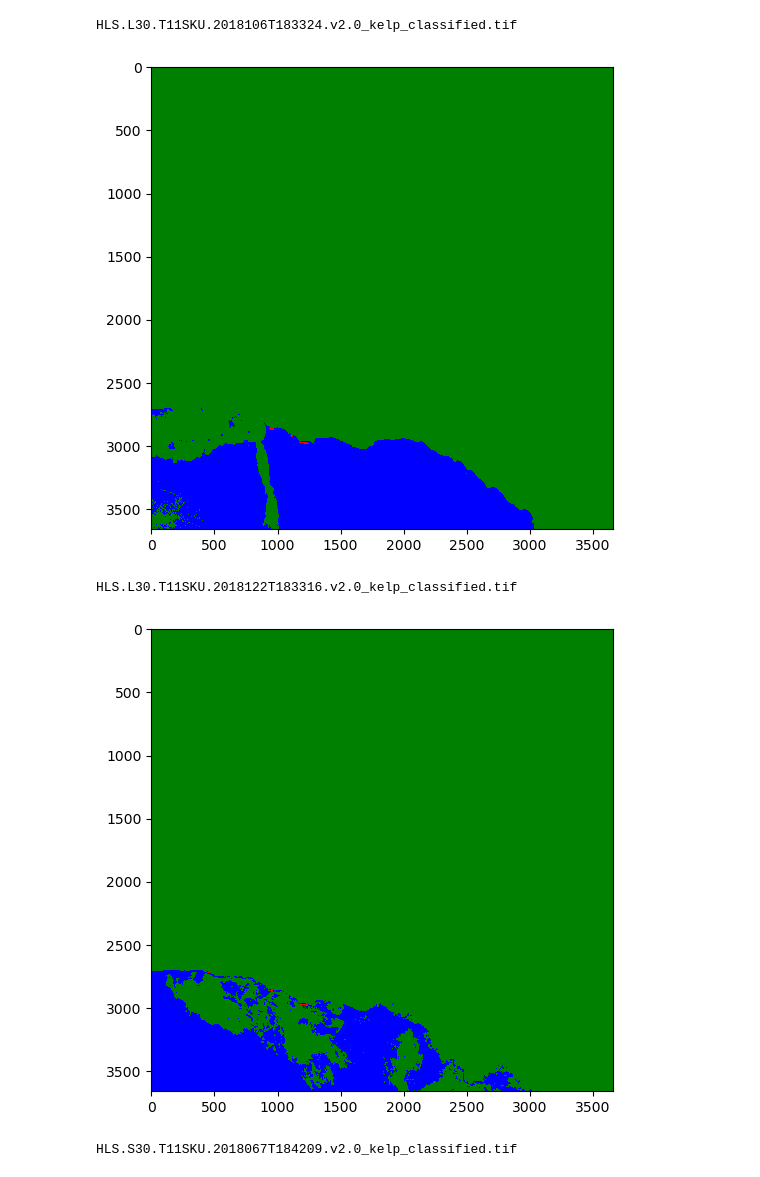
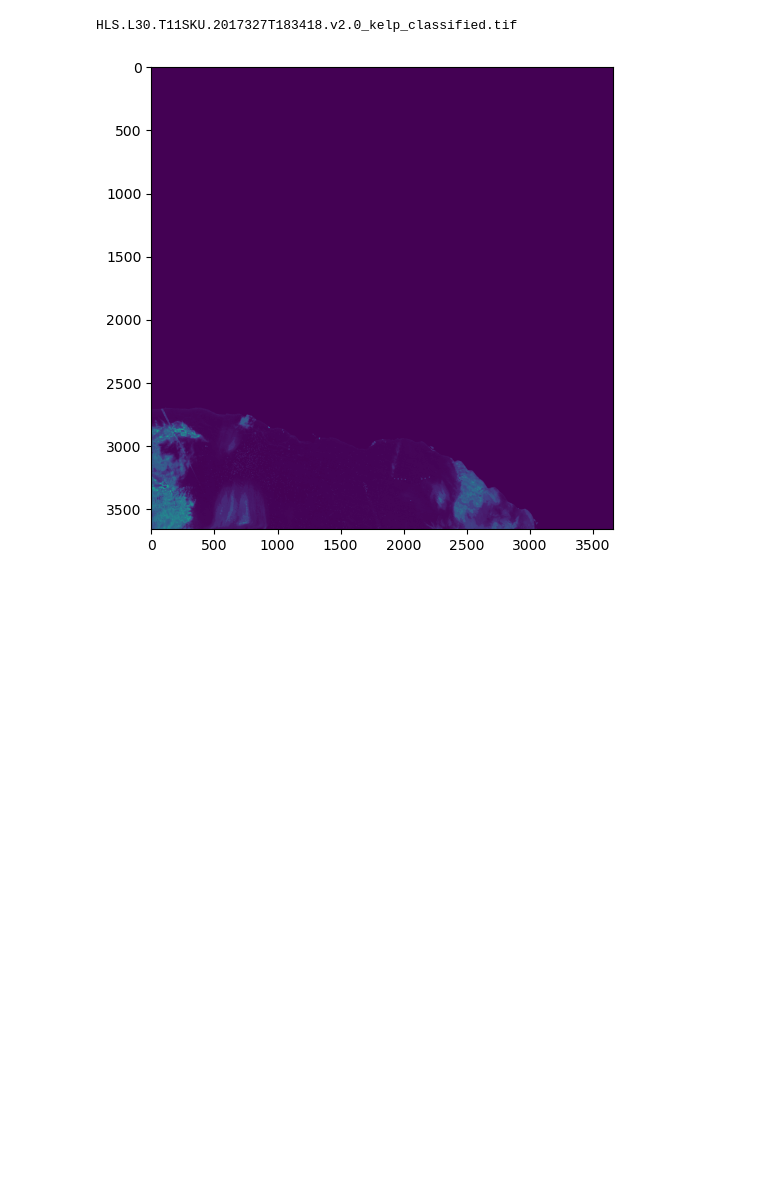
Before and after one commit to atticus-cummings/HLS_Kelp, a Jupyter notebook: view_img.ipynb, the cells around one changed output. Drawn from its saved outputs; the diff is of its cells as text; code cells hidden in the pictures; blank space fills up the shorter version.

```diff
--- a/view_img.ipynb
+++ b/view_img.ipynb
@@ -13,25 +13,43 @@ from matplotlib.colors import ListedColormap
+# %%
+tile = '11SKU'
+location = 'Isla_Vista_Kelp'
+path = os.path.join(r'C:\Users\attic\HLS_Kelp\imagery',location,tile)
+
+path =
+granule
+files =
+metadata_file = [f for f in files if re.search(r'metadata\.csv$', f)]
+if metadata_file :
+    with open(os.path.join(path,granule, metadata_file[0]), mode='r') as file:
+        csv_reader = csv.reader(file)
+        keys = next(csv_reader)
+        values = next(csv_reader)
+    metadata = dict(zip(keys, values))
+urls = metadata['data_vis_url']
+img_urls = urls.strip("[]").replace("'", "").split(", ")
+print(img_urls)
+response = requests.get(img_urls[0])
+img = Image.open(BytesIO(response.content))
+img.show()
 # %%
-path = r'C:\Users\attic\HLS_Kelp\imagery\rf_training'
+path = r'C:\Users\attic\HLS_Kelp\imagery\rf_training_V2'
 files = os.listdir(path)
 training_data = []
 cmap = ListedColormap(['red', 'blue', 'green'])
 for i, file in enumerate(files):
     with rasterio.open(os.path.join(path, file)) as src:
-        training_img = src.read(7)
+        training_img = src.read(6)
         print(file)
         plt.figure(figsize=(6, 6))
-        plt.imshow(training_img, cmap=cmap)
+        plt.imshow(training_img)
         plt.show()
 
 
 
 
 # plt.figure(figsize=(6, 6))
 # plt.imshow(training_img[6,:], cmap='gray')
 # plt.show()
 # %% [output]
-HLS.L30.T11SKU.2018106T183324.v2.0_kelp_classified.tif
+HLS.L30.T11SKU.2017327T183418.v2.0_kelp_classified.tif
-[figure, old version]
+[figure, new version]
-HLS.L30.T11SKU.2018122T183316.v2.0_kelp_classified.tif
-[figure, removed]
-HLS.S30.T11SKU.2018067T184209.v2.0_kelp_classified.tif
```
Also changed, not shown: parts of 3 cells of this notebook, 4 other files.
